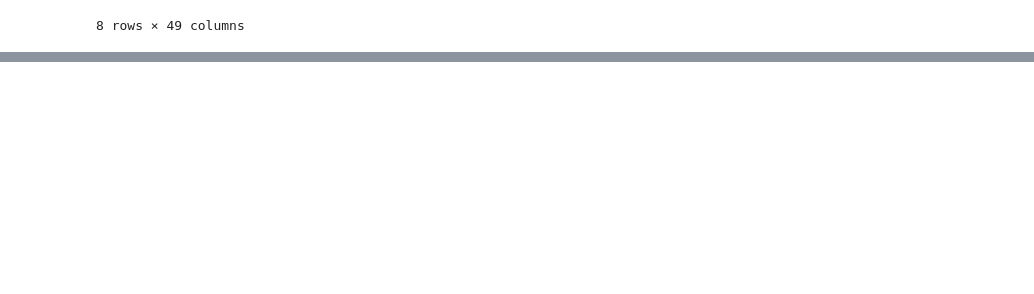
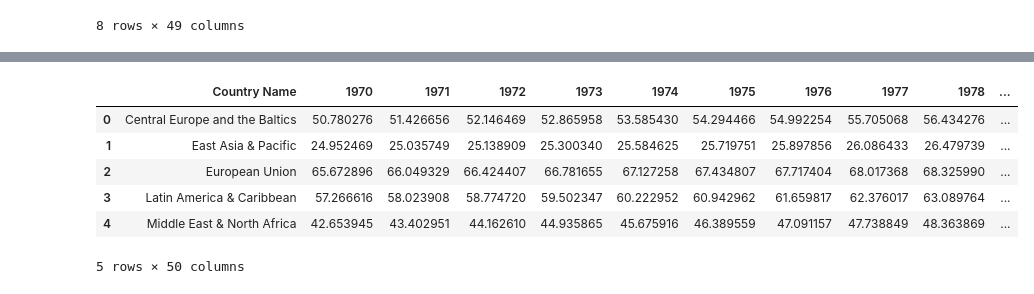
Before and after one commit to theriotn95/populations_project, a Jupyter notebook: Populations_Project_RAO_IAN.ipynb, the cells around one changed output, grey strips where cells are left out. Saved outputs shown, nothing was run; the diff lists cells and outputs as text; code cells hidden in the pictures; blank space fills up the shorter version.

```diff
--- a/Populations_Project_RAO_IAN.ipynb
+++ b/Populations_Project_RAO_IAN.ipynb
@@ -350,0 +379,12 @@ plt.show()
+# %%
+# Reorganize the columns where Country Name comes before Indicator Name
+organized_urban_total = reduced_urban_total2[["Country Name","1970", "1971", "1972", "1973", "1974", "1975", "1976", "1977", "1978", "1979", "1980", "1981", "1982", "1983", "1984", "1985", "1986", "1987", "1988", "1989", "1990", "1991", "1992", "1993", "1994", "1995", "1996", "1997", "1998", "1999", "2000", "2001", "2002", "2003", "2004", "2005", "2006", "2007", "2008", "2009", "2010", "2011", "2012", "2013", "2014", "2015", "2016", "2017", "2018"]]
+organized_urban_total.head()
+# %% [output]
+|  | Country Name | 1970 | 1971 | 1972 | 1973 | 1974 | 1975 | 1976 | 1977 | 1978 | ... |
+| 0 | Central Europe and the Baltics | 50.780276 | 51.426656 | 52.146469 | 52.865958 | 53.585430 | 54.294466 | 54.992254 | 55.705068 | 56.434276 | ... |
+| 1 | East Asia & Pacific | 24.952469 | 25.035749 | 25.138909 | 25.300340 | 25.584625 | 25.719751 | 25.897856 | 26.086433 | 26.479739 | ... |
+| 2 | European Union | 65.672896 | 66.049329 | 66.424407 | 66.781655 | 67.127258 | 67.434807 | 67.717404 | 68.017368 | 68.325990 | ... |
+| 3 | Latin America & Caribbean | 57.266616 | 58.023908 | 58.774720 | 59.502347 | 60.222952 | 60.942962 | 61.659817 | 62.376017 | 63.089764 | ... |
+| 4 | Middle East & North Africa | 42.653945 | 43.402951 | 44.162610 | 44.935865 | 45.675916 | 46.389559 | 47.091157 | 47.738849 | 48.363869 | ... |
+5 rows × 50 columns
```
Also changed, not shown: parts of 6 cells of this notebook, 3 other files.
